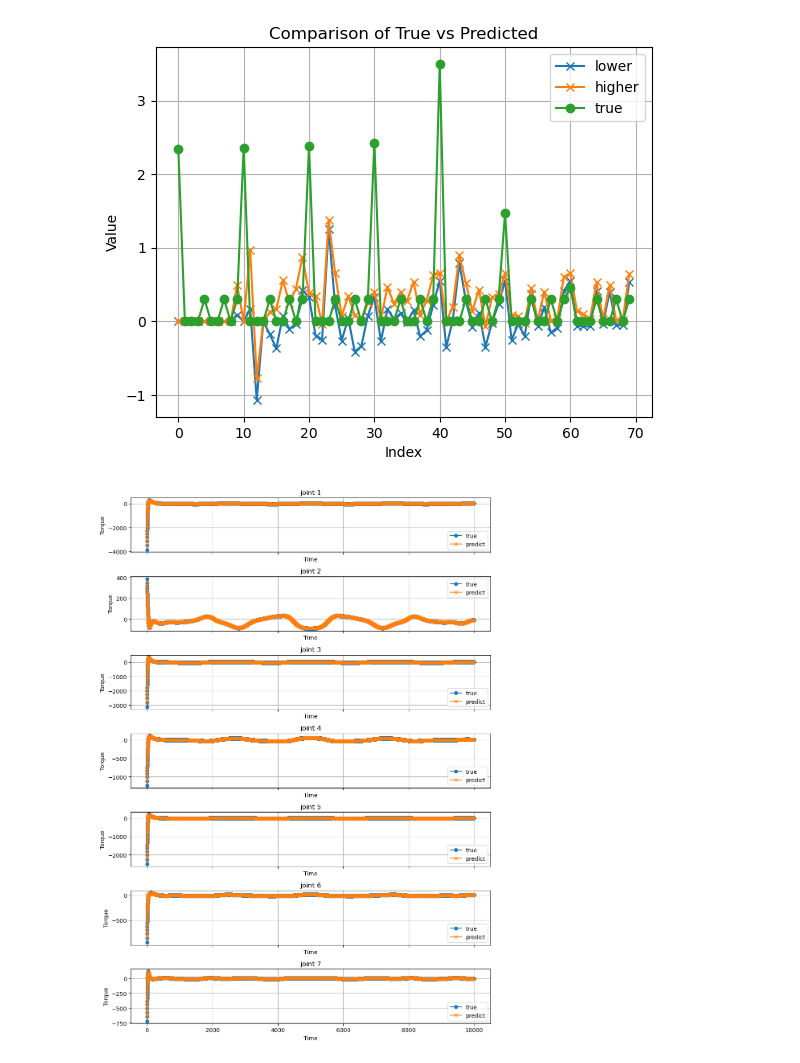
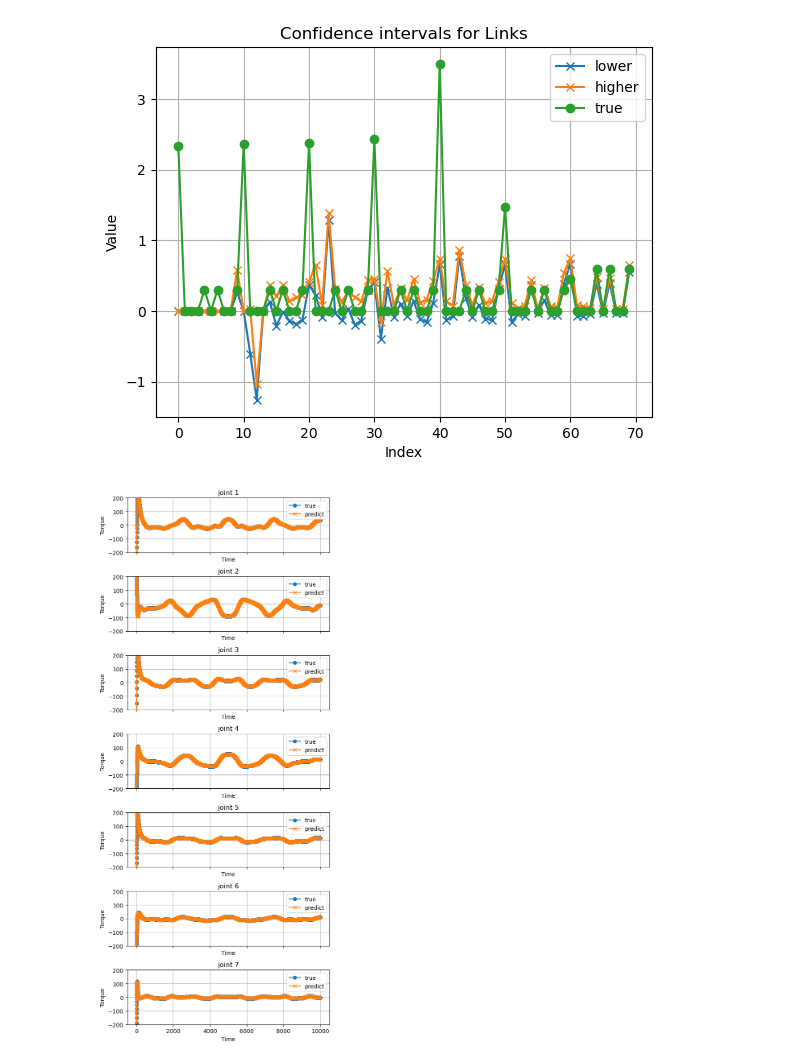
Before and after one commit to scarletty947/Machine-leaning-works, a Jupyter notebook: week_1_2/calculate.ipynb, the cells around one changed output. Cells and saved outputs as stored; diff of their text form; code cells hidden in the pictures.

Commit message:
update link7 by 1015,25

```diff
--- a/week_1_2/calculate.ipynb
+++ b/week_1_2/calculate.ipynb
@@ -44,3 +37,5 @@ u_link7 (10001, 1)
 u_link7_pred (10001, 1)
 u (70007, 1)
 u_pred (70007, 1)
+# %%
+a_link7_true = a_true[-10:]
@@ -47,4 +46,5 @@ u_pred (70007, 1)
 # %%
-print('a_link7',a_link7_pred.reshape(1,10))
-a_link7_true = np.array([0.45,0,0,0,0.3,0.0,0.0,0.3,0.0,0.3])
+#compare prediction by numbers
+combined = np.hstack((a_link7_true.reshape(-1, 1), np.round(a_link7_pred, 2)))
+print("True vs Predicted:\n", combined)
 # %% [output]
@@ -98,9 +107,16 @@ Adj_R_squared = 0.8194161110377273
 sigma_squared = np.sum((u_link7 - u_link7_pred)**2)/(n-p)
 XtX_inv = np.linalg.pinv(Y_link7.T @ Y_link7)
 SE = np.sqrt(np.maximum(0, np.diag(XtX_inv) * sigma_squared)).reshape(p,1)
-confidence = 0.98           # confidence interval
+confidence = 0.95          # confidence interval
 alpha = 1 - confidence      #
 t_star = t.ppf(1 - alpha / 2, n-p)
 CI = np.column_stack([a_link7_pred  - t_star * SE, a_link7_pred  + t_star * SE])
 print("CI", CI)
+number_in_CI = 0
+eps = 1e-10
+for i in range(len(a_link7_true)):
+    if(CI[i][0]-eps<=a_link7_true[i]<=CI[i][1]+eps):
+        number_in_CI+=1
+        print(i)
+print(number_in_CI,number_in_CI/len(a_link7_true))
 # %% [output]
@@ -162,9 +209,15 @@ Adj_R_squared = 0.8473134647041989
 sigma_squared = np.sum((u- u_pred)**2)/(n-p)
 XtX_inv = np.linalg.pinv(Y.T @ Y)
 SE = np.sqrt(np.maximum(0, np.diag(XtX_inv) * sigma_squared)).reshape(p,1)
-confidence = 0.99           # confidence interval
+confidence = 0.95           # confidence interval
 alpha = 1 - confidence      #
 t_star = t.ppf(1 - alpha / 2, n-p)
 CI = np.column_stack([a_pred  - t_star * SE, a_pred  + t_star * SE])
 print("CI", CI)
+number_in_CI = 0
+eps = 1e-10
+for i in range(len(a_true)):
+    if(CI[i][0]-eps<=a_true[i]<=CI[i][1]+eps):
+        number_in_CI+=1
+print(number_in_CI,number_in_CI/len(a_true))
 # %% [output]
@@ -192,12 +245,12 @@ plt.plot(CI[:,1], label='higher', marker='x')
 plt.plot(a_true, label='true', marker='o')
 plt.xlabel('Index')
 plt.ylabel('Value')
-plt.title('Comparison of True vs Predicted')
+plt.title('Confidence intervals for Links')
 plt.legend()
 plt.grid(True)
 plt.show()
 # %% [output]
-[figure, old version]
+[figure, new version]
 # %%
 #plot the torque prediction error for each joint (optional)
 #process the display data on joint basis
@@ -205,20 +258,22 @@ u_disp = u.reshape(-1,7)
 u_pred_disp  = u_pred.reshape(-1,7)
 # %%
 #show torqur values
-fig, axes = plt.subplots(nrows=7, ncols=1, figsize=(10, 14), sharex=True)
+fig, axes = plt.subplots(nrows=7, ncols=1, figsize=(6, 14), sharex=True)
 for i, ax in enumerate(axes.flat):
     ax.plot(u_disp[:,i] , label='true', marker='o')
     ax.plot(u_pred_disp[:,i] , label='predict', marker='x')
 
     ax.set_title(f'joint {i+1}')
     ax.set_xlabel('Time')
     ax.set_ylabel('Torque')
     ax.legend()
     ax.grid()
+    ax.set_ylim(-200,200)
 
 plt.tight_layout()
+plt.savefig("torque_comparison_all.png", dpi=300)
 plt.show()
 # %% [output]
-[figure, old version]
+[figure, new version]
 # %%
 #show torque errors
```
Also changed, not shown: parts of 16 cells of this notebook, 4 other files.
